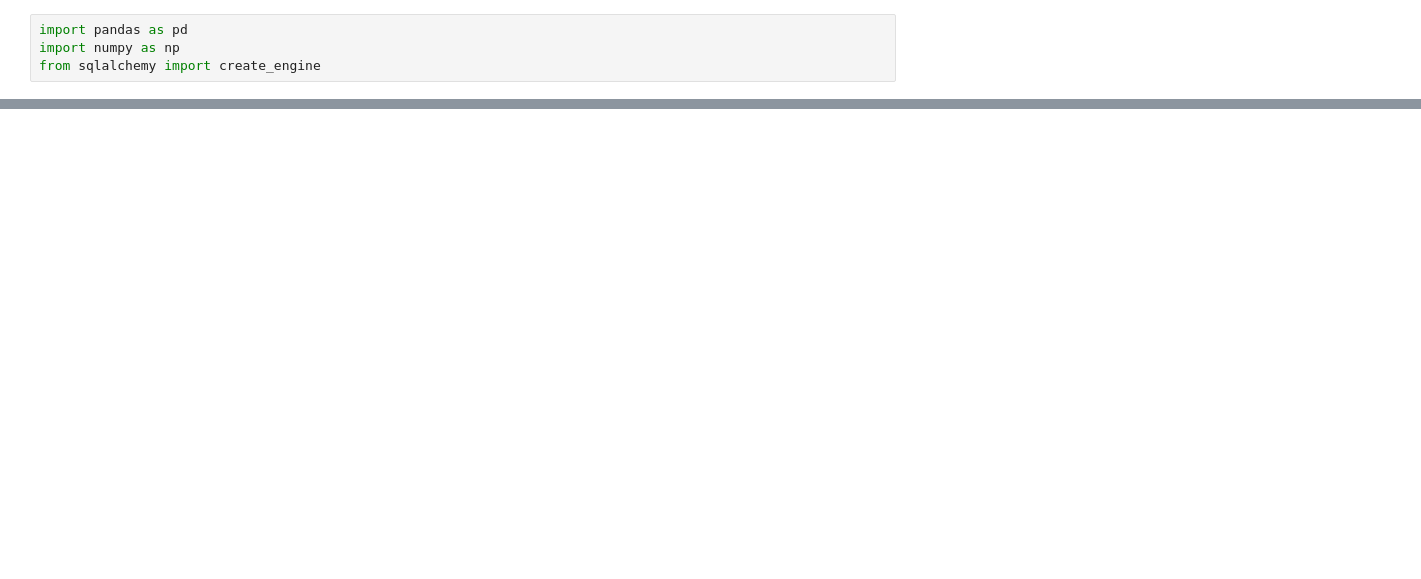
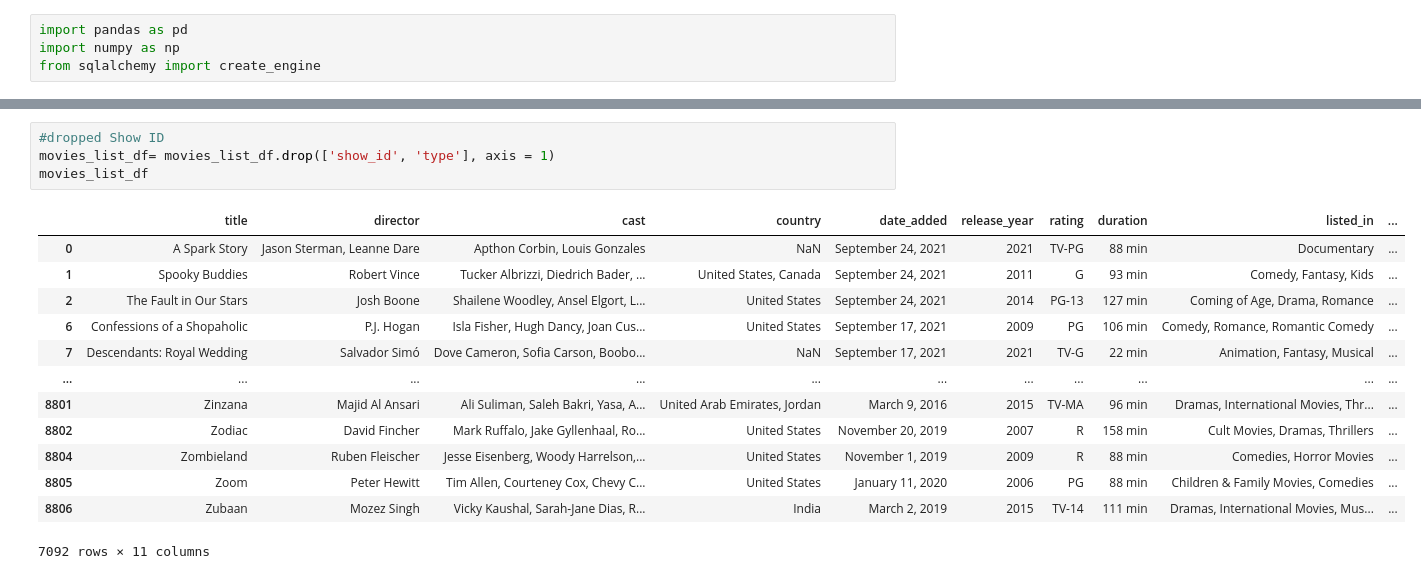
Before and after one commit to nlepley1230/ETL-Project, a Jupyter notebook: juypter notebook.ipynb, the cells around one changed output, grey strips where cells are left out. Cells and saved outputs as stored; diff of their text form; blank space fills up the shorter version.

```diff
--- a/juypter notebook.ipynb
+++ b/juypter notebook.ipynb
@@ -37,0 +125,18 @@ movies_list_df
+# %%
+#dropped Show ID
+movies_list_df= movies_list_df.drop(['show_id', 'type'], axis = 1)
+movies_list_df
+# %% [output]
+|  | title | director | cast | country | date_added | release_year | rating | duration | listed_in | ... |
+| 0 | A Spark Story | Jason Sterman, Leanne Dare | Apthon Corbin, Louis Gonzales | NaN | September 24, 2021 | 2021 | TV-PG | 88 min | Documentary | ... |
+| 1 | Spooky Buddies | Robert Vince | Tucker Albrizzi, Diedrich Bader, ... | United States, Canada | September 24, 2021 | 2011 | G | 93 min | Comedy, Fantasy, Kids | ... |
+| 2 | The Fault in Our Stars | Josh Boone | Shailene Woodley, Ansel Elgort, L... | United States | September 24, 2021 | 2014 | PG-13 | 127 min | Coming of Age, Drama, Romance | ... |
+| 6 | Confessions of a Shopaholic | P.J. Hogan | Isla Fisher, Hugh Dancy, Joan Cus... | United States | September 17, 2021 | 2009 | PG | 106 min | Comedy, Romance, Romantic Comedy | ... |
+| 7 | Descendants: Royal Wedding | Salvador Simó | Dove Cameron, Sofia Carson, Boobo... | NaN | September 17, 2021 | 2021 | TV-G | 22 min | Animation, Fantasy, Musical | ... |
+| ... | ... | ... | ... | ... | ... | ... | ... | ... | ... | ... |
+| 8801 | Zinzana | Majid Al Ansari | Ali Suliman, Saleh Bakri, Yasa, A... | United Arab Emirates, Jordan | March 9, 2016 | 2015 | TV-MA | 96 min | Dramas, International Movies, Thr... | ... |
+| 8802 | Zodiac | David Fincher | Mark Ruffalo, Jake Gyllenhaal, Ro... | United States | November 20, 2019 | 2007 | R | 158 min | Cult Movies, Dramas, Thrillers | ... |
+| 8804 | Zombieland | Ruben Fleischer | Jesse Eisenberg, Woody Harrelson,... | United States | November 1, 2019 | 2009 | R | 88 min | Comedies, Horror Movies | ... |
+| 8805 | Zoom | Peter Hewitt | Tim Allen, Courteney Cox, Chevy C... | United States | January 11, 2020 | 2006 | PG | 88 min | Children & Family Movies, Comedies | ... |
+| 8806 | Zubaan | Mozez Singh | Vicky Kaushal, Sarah-Jane Dias, R... | India | March 2, 2019 | 2015 | TV-14 | 111 min | Dramas, International Movies, Mus... | ... |
+7092 rows × 11 columns
```
Also changed, not shown: parts of 21 cells of this notebook, 1 other file.
